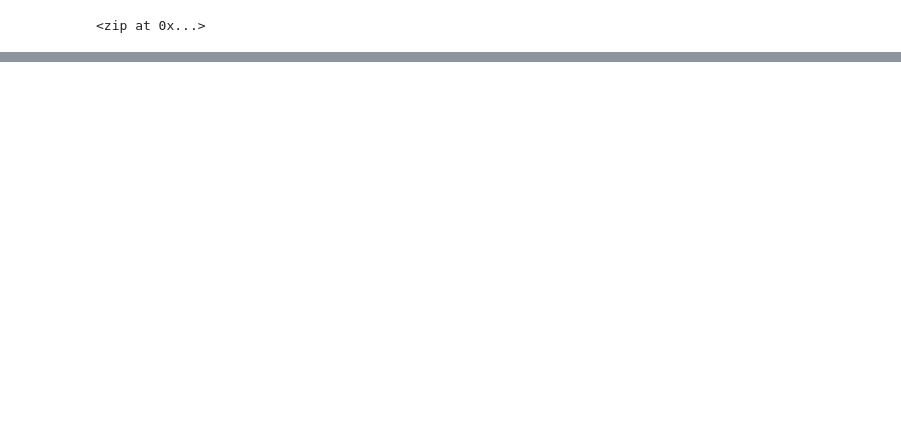
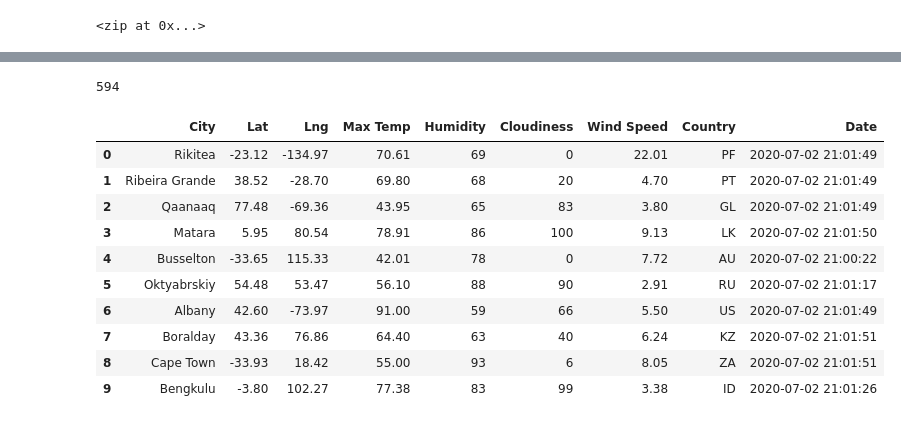
Before and after one commit to bboughey1/World_Weather_Analysis, a Jupyter notebook: WeatherPy.ipynb, the cells around one changed output, grey strips where cells are left out. Drawn from its saved outputs; the diff is of its cells as text; code cells hidden in the pictures; blank space fills up the shorter version.

```diff
--- a/WeatherPy.ipynb
+++ b/WeatherPy.ipynb
@@ -30,0 +124,20 @@ len(cities)
+# %%
+len(city_data)
+# %% [output]
+594
+# %%
+# Convert the array of dictionaries to a Pandas DataFrame.
+city_data_df = pd.DataFrame(city_data)
+city_data_df.head(10)
+# %% [output]
+|  | City | Lat | Lng | Max Temp | Humidity | Cloudiness | Wind Speed | Country | Date |
+| 0 | Rikitea | -23.12 | -134.97 | 70.61 | 69 | 0 | 22.01 | PF | 2020-07-02 21:01:49 |
+| 1 | Ribeira Grande | 38.52 | -28.70 | 69.80 | 68 | 20 | 4.70 | PT | 2020-07-02 21:01:49 |
+| 2 | Qaanaaq | 77.48 | -69.36 | 43.95 | 65 | 83 | 3.80 | GL | 2020-07-02 21:01:49 |
+| 3 | Matara | 5.95 | 80.54 | 78.91 | 86 | 100 | 9.13 | LK | 2020-07-02 21:01:50 |
+| 4 | Busselton | -33.65 | 115.33 | 42.01 | 78 | 0 | 7.72 | AU | 2020-07-02 21:00:22 |
+| 5 | Oktyabrskiy | 54.48 | 53.47 | 56.10 | 88 | 90 | 2.91 | RU | 2020-07-02 21:01:17 |
+| 6 | Albany | 42.60 | -73.97 | 91.00 | 59 | 66 | 5.50 | US | 2020-07-02 21:01:49 |
+| 7 | Boralday | 43.36 | 76.86 | 64.40 | 63 | 40 | 6.24 | KZ | 2020-07-02 21:01:51 |
+| 8 | Cape Town | -33.93 | 18.42 | 55.00 | 93 | 6 | 8.05 | ZA | 2020-07-02 21:01:51 |
+| 9 | Bengkulu | -3.80 | 102.27 | 77.38 | 83 | 99 | 3.38 | ID | 2020-07-02 21:01:26 |
```
Also changed, not shown: parts of 7 cells of this notebook, 3 other files.
